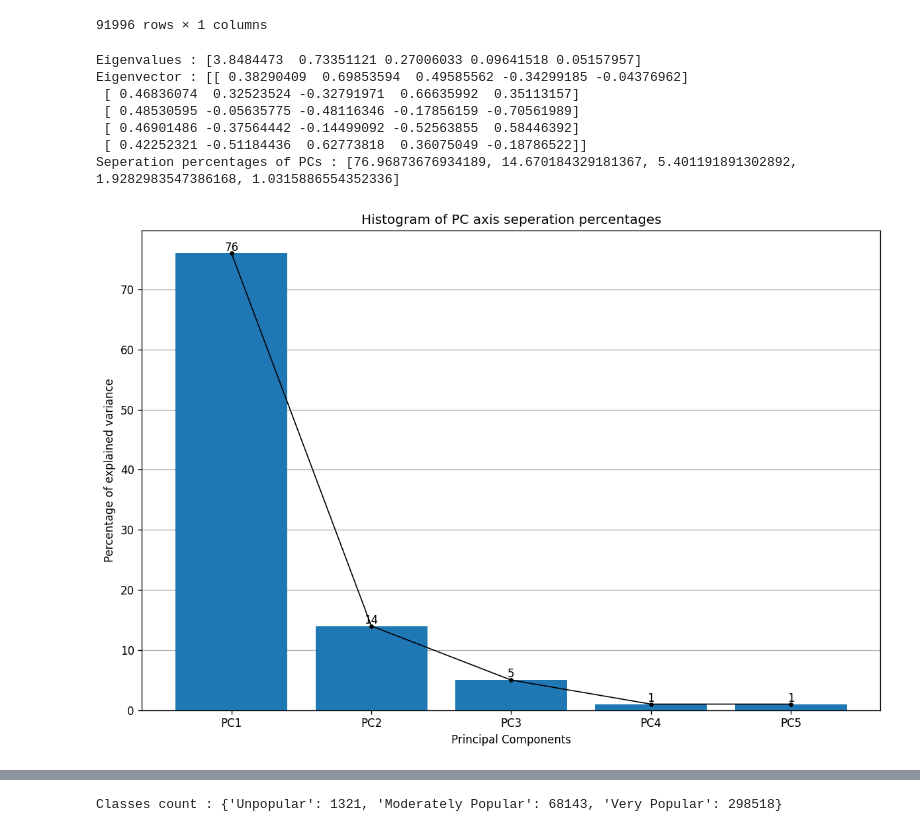
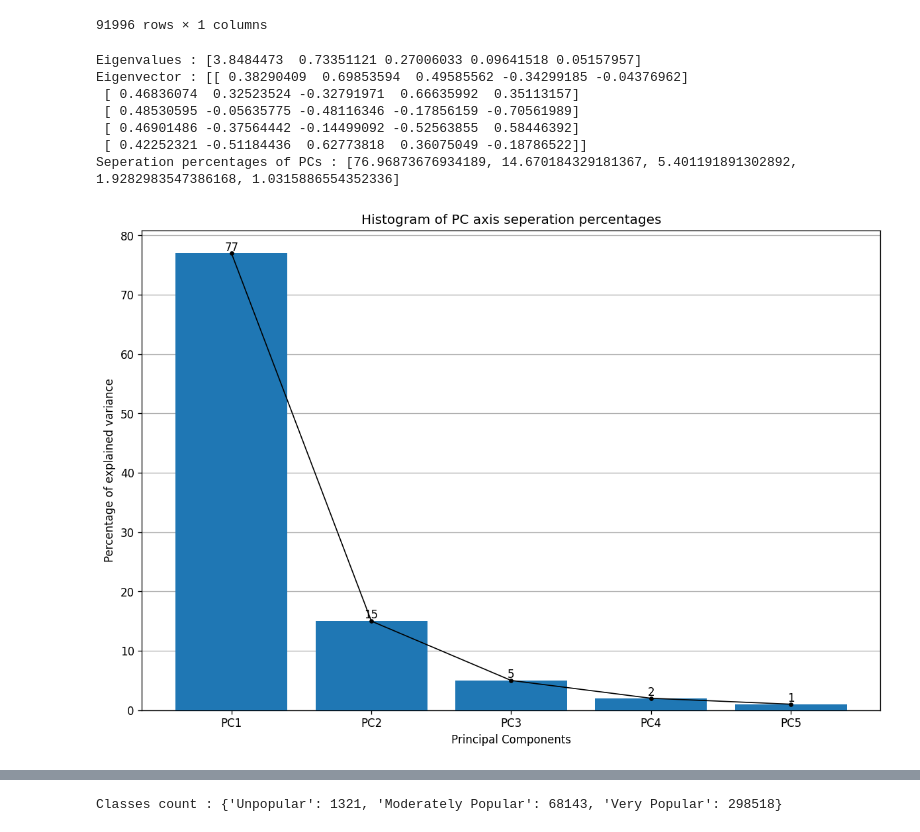
Before and after one commit to darhal/IFT799-DataScience, a Jupyter notebook: Lab1/tp1.ipynb, the cells around one changed output, grey strips where cells are left out. Drawn from its saved outputs; the diff is of its cells as text; code cells hidden in the pictures.

```diff
--- a/Lab1/tp1.ipynb
+++ b/Lab1/tp1.ipynb
@@ -330,38 +330,39 @@ print(f"Eigenvalues : {eigenValues}")
 print(f"Eigenvector : {eigenVectors}")
 print(f"Seperation percentages of PCs : {evalsVar}")
 
+evalsVar = np.round_(evalsVar)
 plt.figure(figsize=(12, 8), dpi=120)
 plt.xlabel(f"Principal Components")
 plt.ylabel(f"Percentage of explained variance")
 plt.grid(which='major', axis='y', zorder=0)
 truncedPCPercentages = np.array(evalsVar).astype(int)
 pcAxis = np.arange(len(evalsVar))
 plt.plot(truncedPCPercentages, zorder=10, c="black", marker='o',linewidth=1,markersize=3)
 bars = plt.bar(pcAxis, truncedPCPercentages, zorder=5)
 plt.bar_label(bars)
 plt.xticks(pcAxis, [f"PC{i+1}" for i in range(len(evalsVar))])
 plt.title(f"Histogram of PC axis seperation percentages")
 plt.show()
 
 booksClasses = plotPCA(projectedPcaMatrix, bayesAvgRatings)
 plt.figure(figsize=(8, 6), dpi=120)
 plt.grid(which='major', axis='y', zorder=0)
 rateClasses, classFrequency = np.unique(booksClasses, return_counts=True)
 print(f"Classes count : {dict(zip([classes[i] for i in rateClasses], classFrequency))}")
 bars = plt.bar([classes[i] for i in rateClasses], height=classFrequency,
     color=[colorsList[i] for i in rateClasses], align="center", zorder=5)
 plt.bar_label(bars)
 plt.title("Histogram of books classes count")
 plt.show()
 # %% [output]
 Eigenvalues : [3.8484473  0.73351121 0.27006033 0.09641518 0.05157957]
 Eigenvector : [[ 0.38290409  0.69853594  0.49585562 -0.34299185 -0.04376962]
  [ 0.46836074  0.32523524 -0.32791971  0.66635992  0.35113157]
  [ 0.48530595 -0.05635775 -0.48116346 -0.17856159 -0.70561989]
  [ 0.46901486 -0.37564442 -0.14499092 -0.52563855  0.58446392]
  [ 0.42252321 -0.51184436  0.62773818  0.36075049 -0.18786522]]
 Seperation percentages of PCs : [76.96873676934189, 14.670184329181367, 5.401191891302892, 1.9282983547386168, 1.0315886554352336]
-[figure, old version]
+[figure, new version]
 [figure]
 Classes count : {'Unpopular': 1321, 'Moderately Popular': 68143, 'Very Popular': 298518}
 [figure]
```
Also changed, not shown: parts of 2 cells of this notebook, 1 other file.
